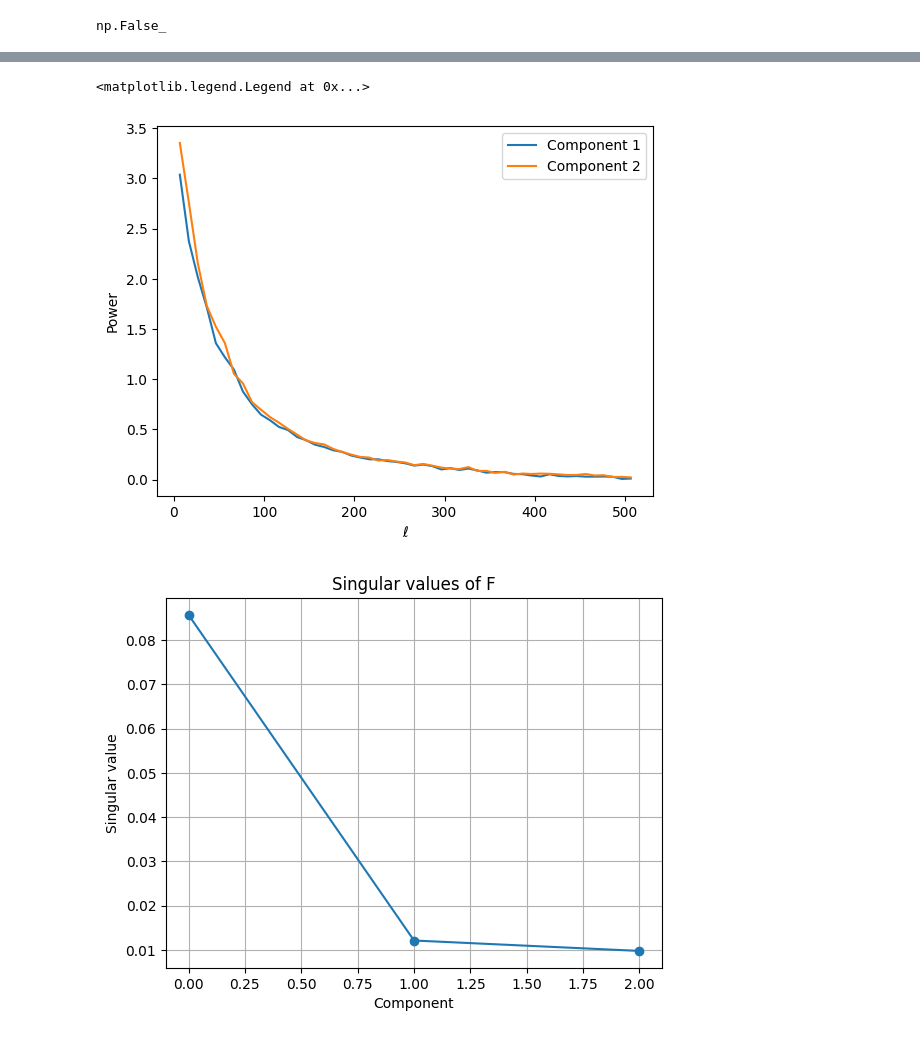
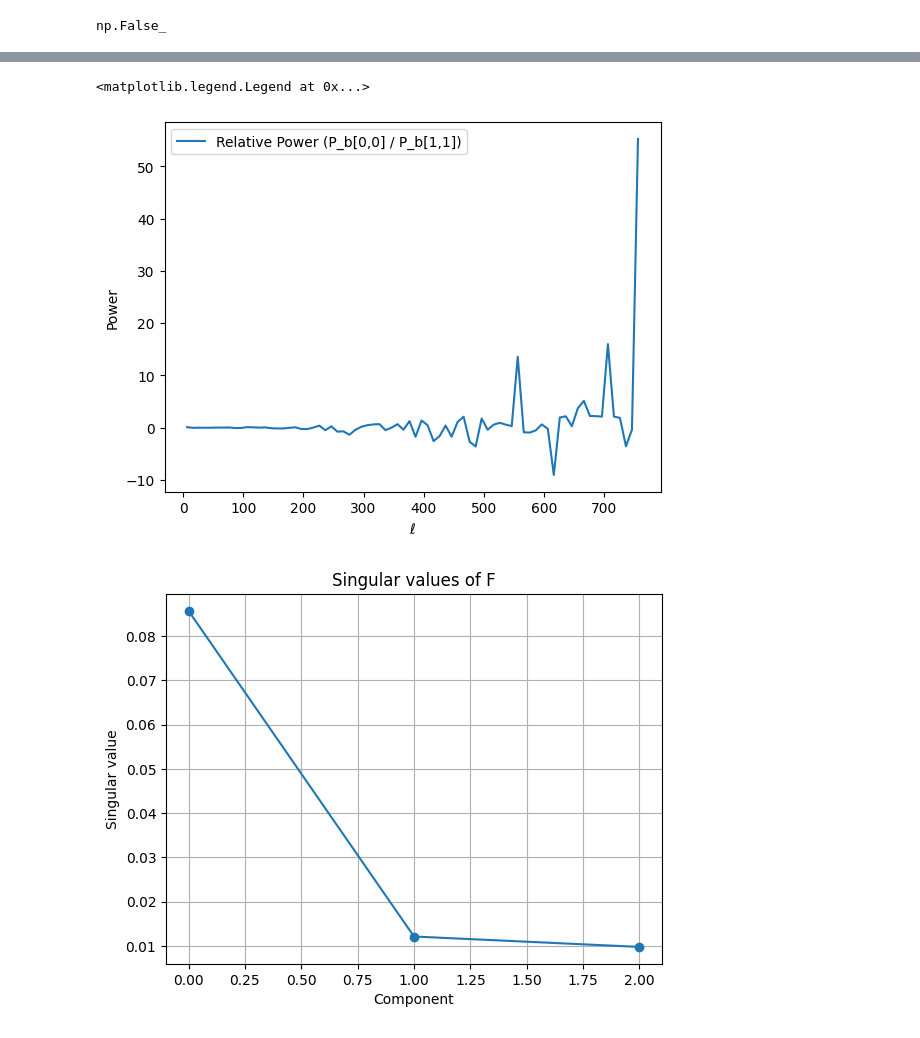
Before and after one commit to urwa99/MASS_Thesis, a Jupyter notebook: results_2/SMICA3.ipynb, the cells around one changed output, grey strips where cells are left out. Saved outputs shown, nothing was run; the diff lists cells and outputs as text; code cells hidden in the pictures.

```diff
--- a/results_2/SMICA3.ipynb
+++ b/results_2/SMICA3.ipynb
@@ -14,7 +14,7 @@ nside=256
 freqs=np.arange(544,1088,step=10)
 # nfreqs=len(freqs)
 nfreqs=len(freqs)-1
-lmax=2*nside #3*nside -1
+lmax=3*nside -1
 almsize=hp.Alm.getsize(lmax)
 r=3 #foreground model rank
 
@@ -605,16 +610,16 @@ plt.legend()
 # %%
 relative_power = P_b_out[:, 0, 0] / P_b_out[:, 1, 1]  # shape (n_bins,)
-# plt.plot(leff,relative_power, label='Relative Power (P_b[0,0] / P_b[1,1])')
-plt.plot(leff, P_b_out[:, 0, 0], label='Component 1')
-plt.plot(leff, P_b_out[:, 1, 1], label='Component 2')
+plt.plot(leff,relative_power, label='Relative Power (P_b[0,0] / P_b[1,1])')
+# plt.plot(leff, P_b_out[:, 0, 0], label='Component 1')
+# plt.plot(leff, P_b_out[:, 1, 1], label='Component 2')
 # plt.plot(leff, P_b_out[:, 2, 2], label='Component 3')
 # plt.yscale('log')
 plt.xlabel(r'$\ell$')
 plt.ylabel(r'Power')
 plt.legend()
 # %% [output]
 <matplotlib.legend.Legend at 0x...>
-[figure, old version]
+[figure, new version]
 # %%
 import numpy as np
 import matplotlib.pyplot as plt
```
Also changed, not shown: parts of 15 cells of this notebook.
